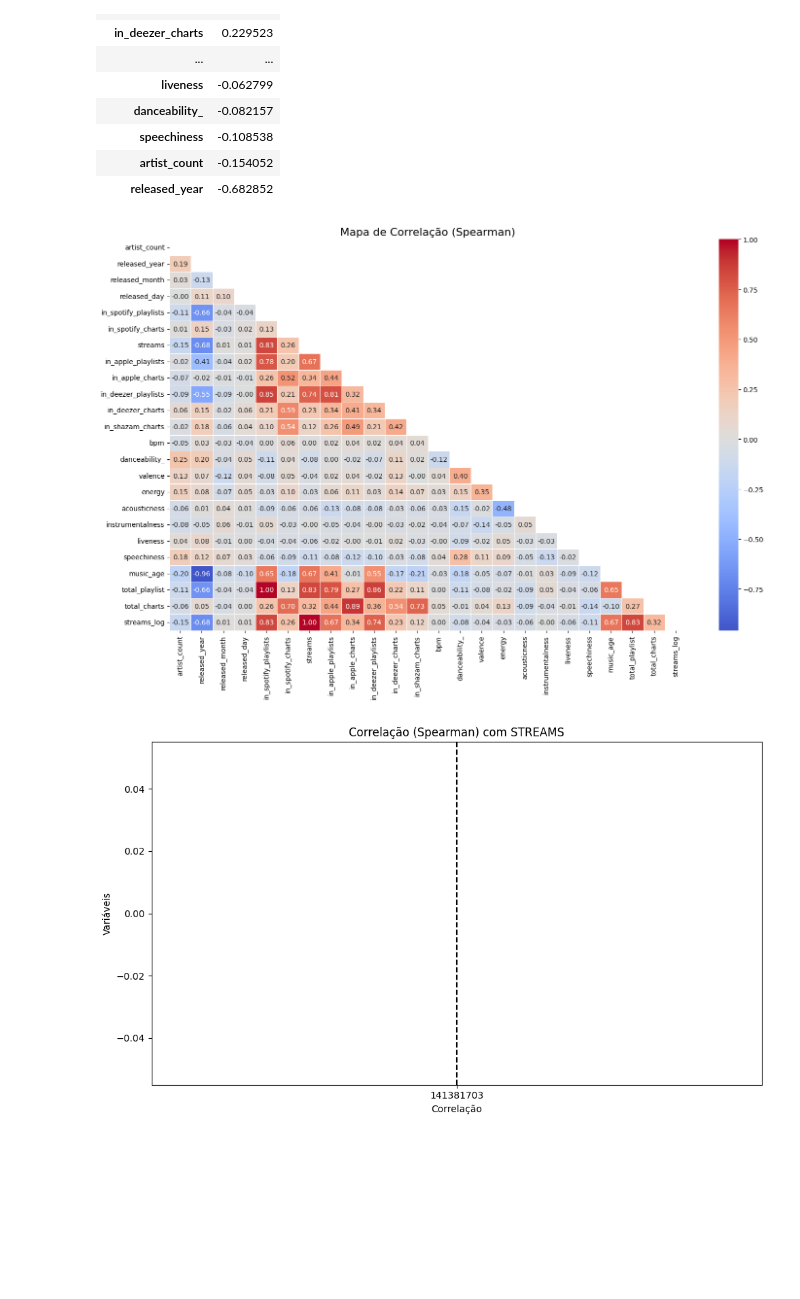
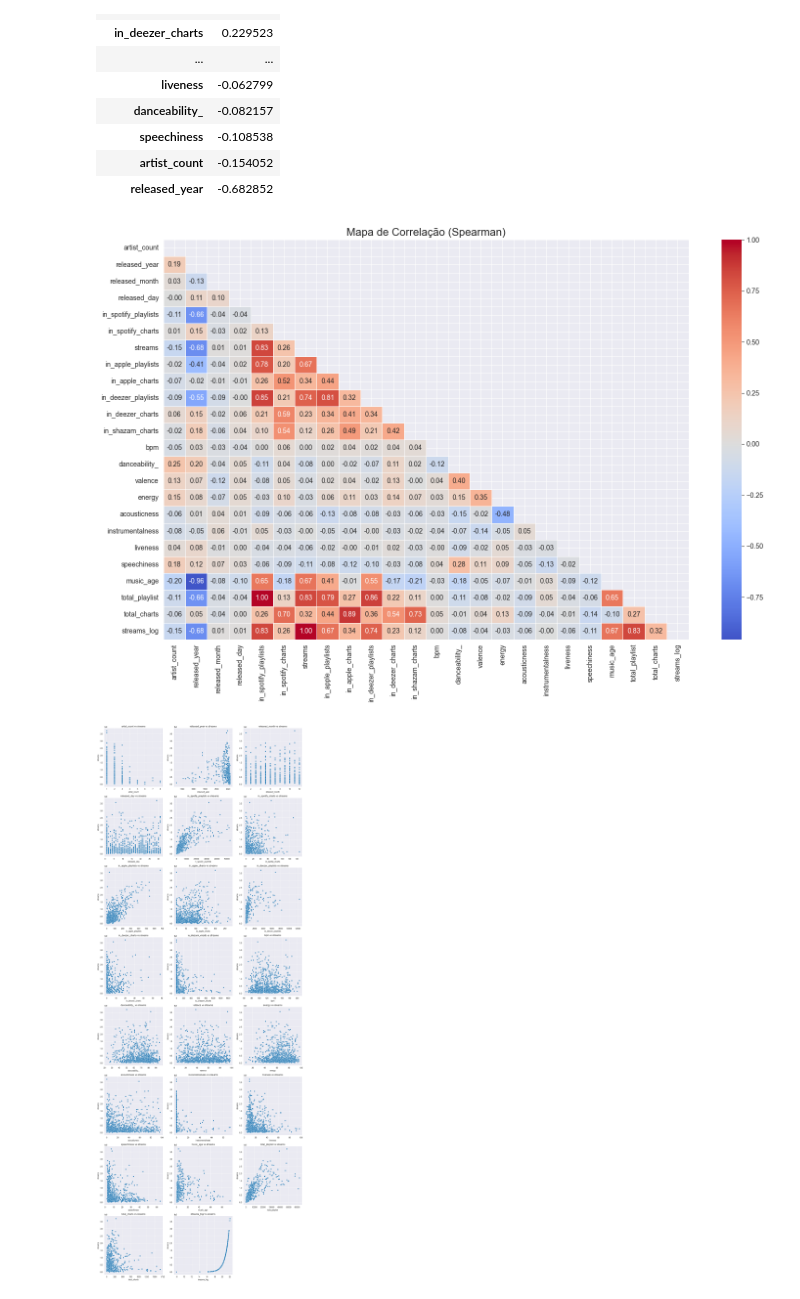
Before and after one commit to Felipeglnd/eda_spotify, a Jupyter notebook: spotify-hit-analysis/notebooks/eda_spotify.ipynb, the cells around one changed output. Saved outputs shown, nothing was run; the diff lists cells and outputs as text; code cells hidden in the pictures; blank space fills up the shorter version.

```diff
--- a/spotify-hit-analysis/notebooks/eda_spotify.ipynb
+++ b/spotify-hit-analysis/notebooks/eda_spotify.ipynb
@@ -535,7 +535,7 @@ df['streams_log'] = np.log1p(df['streams'])
 # %%
 # ------ CRIAÇÃO DA FEATURE 'HIT_LEVEL' ------
 df['hit_level'] = pd.qcut(
-    df['strams_log'],
+    df['streams_log'],
     q=4,
     labels=['Low', 'Medium', 'High', 'Top Hit']
 )
@@ -889,5 +896,5 @@ plt.title('Mapa de Correlação (Spearman)', fontsize=16)
 plt.tight_layout()
 plt.show()
 # %% [output]
-[figure, old version]
+[figure, new version]
 # %%
@@ -910,6 +947,7 @@ def correlation_target(corr_df:pd.DataFrame, top_n=1):
     plt.tight_layout()
     plt.show()
 # %%
-correlation_target(df)
+# Executando função para visualização de correlação.
+plot_corr_scatter(df)
 # %% [output]
-[figure, old version]
+[figure, new version]
```
Also changed, not shown: parts of 7 cells of this notebook.
